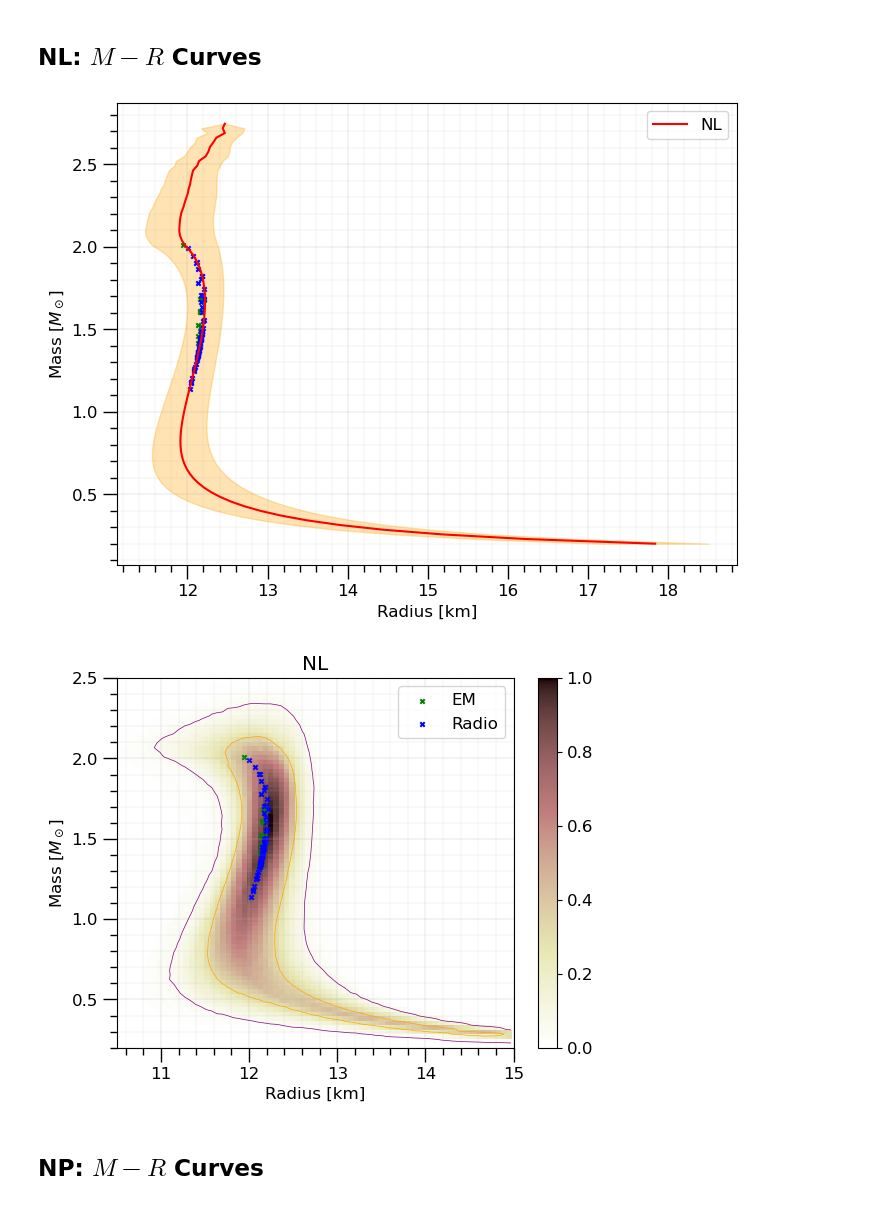
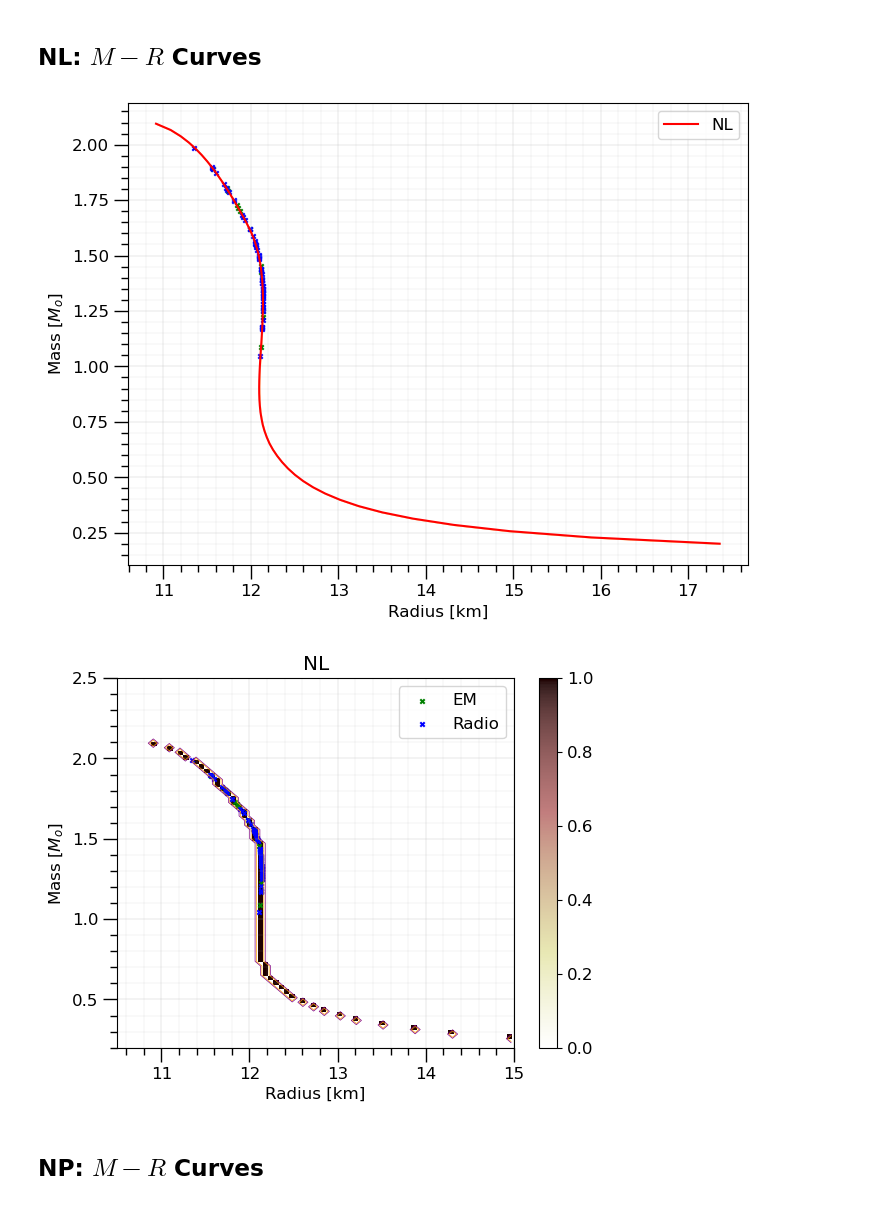
Before and after one commit to awsteiner/bamr, a Jupyter notebook: out/plots2.ipynb, the cells around one changed output. Drawn from its saved outputs; the diff is of its cells as text; code cells hidden in the pictures.

```diff
--- a/out/plots2.ipynb
+++ b/out/plots2.ipynb
@@ -31,7 +31,7 @@ for k, star in enumerate(pstr):
 # %% [markdown]
 ## ML: $M-R$ Curves
 # %%
-mchain = h5py.File('files/main_MP.o2','r')['markov_chain_0']
+mchain = h5py.File('tmp/main_ML.o2','r')['markov_chain_0']
 mult = np.array(mchain['data']['mult'])
 
 R_0  = np.array(mchain['data']['R_0']);  R_0  = R_0[np.nonzero(R_0)];
@@ -258,7 +258,7 @@ plt.show()
 # %% [markdown]
 ## MP: $M-R$ Curves
 # %%
-mchain = h5py.File('files/main_MP.o2','r')['markov_chain_0']
+mchain = h5py.File('tmp/main_MP.o2','r')['markov_chain_0']
 mult = np.array(mchain['data']['mult'])
 
 R_0  = np.array(mchain['data']['R_0']);  R_0  = R_0[np.nonzero(R_0)];
@@ -479,7 +479,7 @@ plt.show()
 # %% [markdown]
 ## NL: $M-R$ Curves
 # %%
-mchain = h5py.File('files/main_NL.o2','r')['markov_chain_0']
+mchain = h5py.File('tmp/main_NL.o2','r')['markov_chain_0']
 mult = np.array(mchain['data']['mult'])
 
 R_0  = np.array(mchain['data']['R_0']);  R_0  = R_0[np.nonzero(R_0)];
@@ -638,7 +638,7 @@ for i in range(0,len(m_nsp)):
     plt.scatter(rd_avg, gm_avg, color='blue', marker='x', s=10)
 
 plt.xlabel('Radius [km]')
-plt.ylabel('Mass [$M_\odot$]')
+plt.ylabel('Mass [$M_o$]')
 plt.minorticks_on()
 plt.tick_params('both', length=10, width=1, which='major')
 plt.tick_params('both', length=5, width=1, which='minor')
@@ -647,11 +647,11 @@ plt.grid(which='minor', linewidth=0.1, visible=True)
 plt.legend()
 plt.show()
 # %% [output]
-[figure, old version]
+[figure, new version]
 # %%
-x = np.array(h5py.File('files/mvsr_NL.o2','r')['gm_r_3d/xval'])
-y = np.array(h5py.File('files/mvsr_NL.o2','r')['gm_r_3d/yval'])
-z = np.array(h5py.File('files/mvsr_NL.o2','r')['gm_r_3d/data/prob']).T
+x = np.array(h5py.File('tmp/mvsr_NL.o2','r')['gm_r_3d/xval'])
+y = np.array(h5py.File('tmp/mvsr_NL.o2','r')['gm_r_3d/yval'])
+z = np.array(h5py.File('tmp/mvsr_NL.o2','r')['gm_r_3d/data/prob']).T
 z_n = (z-np.min(z))/(np.max(z)-np.min(z))
 
 plt.imshow(z_n, aspect='auto', origin='lower', interpolation='nearest', \
@@ -663,7 +663,7 @@ plt.contour(X.T, Y.T, z_n, levels=[1.0-0.95], colors='purple', linewidths=0.5)
 plt.xlim(10.5, 15.0)
 plt.ylim(0.2, 2.5)
 plt.xlabel('Radius [km]')
-plt.ylabel('Mass [$M_\odot$]')
+plt.ylabel('Mass [$M_o$]')
 plt.title('NL')
 plt.minorticks_on()
 plt.tick_params('both', length=10, width=1, which='major')
@@ -671,34 +671,34 @@ plt.tick_params('both', length=5, width=1, which='minor')
 plt.grid(which='major', linewidth=0.2, visible=True)
 plt.grid(which='minor', linewidth=0.1, visible=True)
 
 for i in range(0,len(m_src)):
     gm_src  = np.array(mchain['data/'+m_src[i]])
     rd_src  = np.array(mchain['data/'+r_src[i]])
     gm_avg  = np.average(gm_src)
     gm_std  = np.std(gm_src)
     rd_avg  = np.average(rd_src)
     rd_std  = np.std(rd_src)
     #plt.errorbar(rd_avg, gm_avg, xerr=[[rd_std], [rd_std]], \
     #             yerr=[[gm_std], [gm_std]], color='green', elinewidth=0.5)
     pt_em = plt.scatter(rd_avg, gm_avg, color='green', marker='x', s=10)
 
 for i in range(0,len(m_nsp)):
     gm_nsp  = np.array(mchain['data/'+m_nsp[i]])
     rd_nsp  = np.interp(gm_nsp, gm, R_avg)
     gm_avg  = np.average(gm_nsp)
     gm_std  = np.std(gm_nsp)
     rd_avg  = np.average(rd_nsp)
     rd_std  = np.std(rd_nsp)
     #plt.errorbar(rd_avg, gm_avg, xerr=[[rd_std], [rd_std]], \
     #             yerr=[[gm_std], [gm_std]], color='blue', elinewidth=0.5)
     pt_rd = plt.scatter(rd_avg, gm_avg, color='blue', marker='x', s=10)
 
 plt.legend([pt_em, pt_rd], ['EM', 'Radio'])
 plt.show()
 
 plt.show()
 # %% [output]
-[figure, old version]
+[figure, new version]
 # %% [markdown]
 ## NP: $M-R$ Curves
 # %%
```
Also changed, not shown: parts of 18 cells of this notebook, 10 other files.
